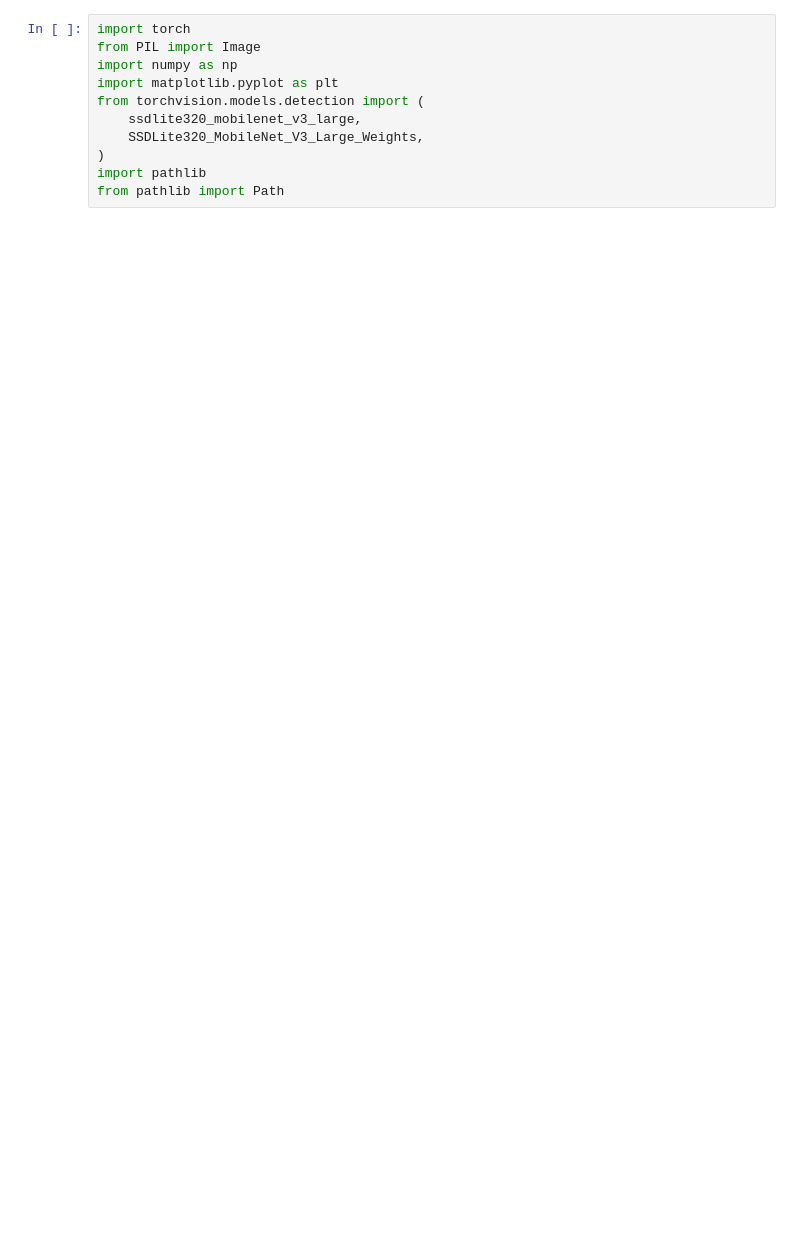
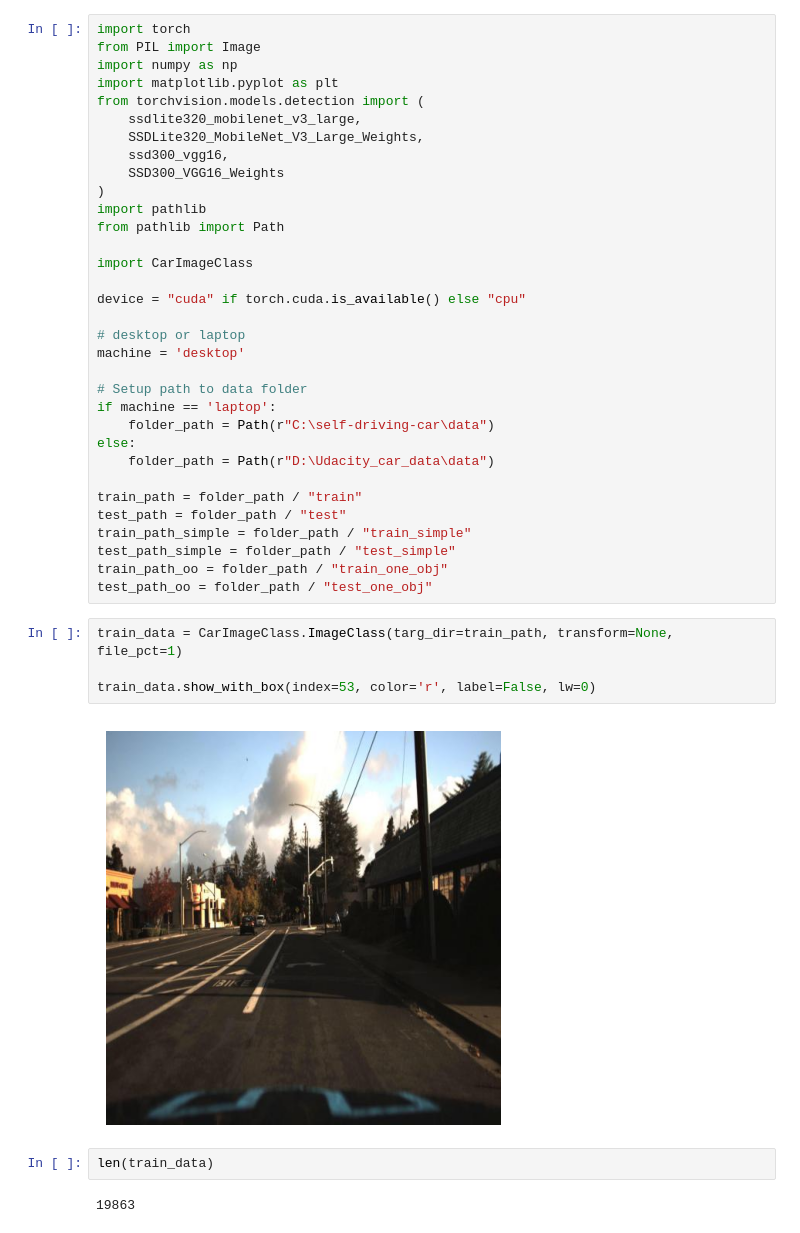
Before and after one commit to ElliotBlackstone/automotive-ssd-object-detection, a Jupyter notebook: SSD_test.ipynb, the cells around one changed output. Drawn from its saved outputs; the diff is of its cells as text; blank space fills up the shorter version.

```diff
--- a/SSD_test.ipynb
+++ b/SSD_test.ipynb
@@ -6,6 +6,38 @@ import matplotlib.pyplot as plt
 from torchvision.models.detection import (
     ssdlite320_mobilenet_v3_large,
     SSDLite320_MobileNet_V3_Large_Weights,
+    ssd300_vgg16,
+    SSD300_VGG16_Weights
 )
 import pathlib
 from pathlib import Path
+
+import CarImageClass
+
+device = "cuda" if torch.cuda.is_available() else "cpu"
+
+# desktop or laptop
+machine = 'desktop'
+
+# Setup path to data folder
+if machine == 'laptop':
+    folder_path = Path(r"C:\self-driving-car\data")
+else:
+    folder_path = Path(r"D:\Udacity_car_data\data")
+
+train_path = folder_path / "train"
+test_path = folder_path / "test"
+train_path_simple = folder_path / "train_simple"
+test_path_simple = folder_path / "test_simple"
+train_path_oo = folder_path / "train_one_obj"
+test_path_oo = folder_path / "test_one_obj"
+# %%
+train_data = CarImageClass.ImageClass(targ_dir=train_path, transform=None, file_pct=1)
+
+train_data.show_with_box(index=53, color='r', label=False, lw=0)
+# %% [output]
+[figure, added]
+# %%
+len(train_data)
+# %% [output]
+19863
```
Also changed, not shown: parts of 10 cells of this notebook, 2 other files.
